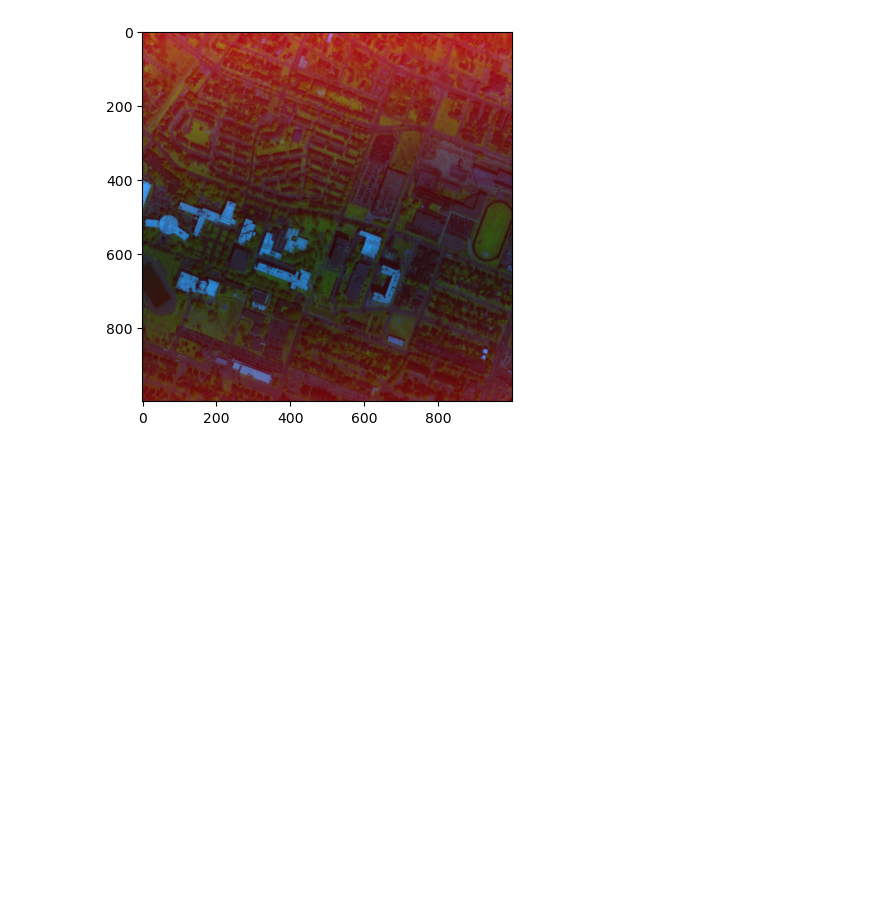
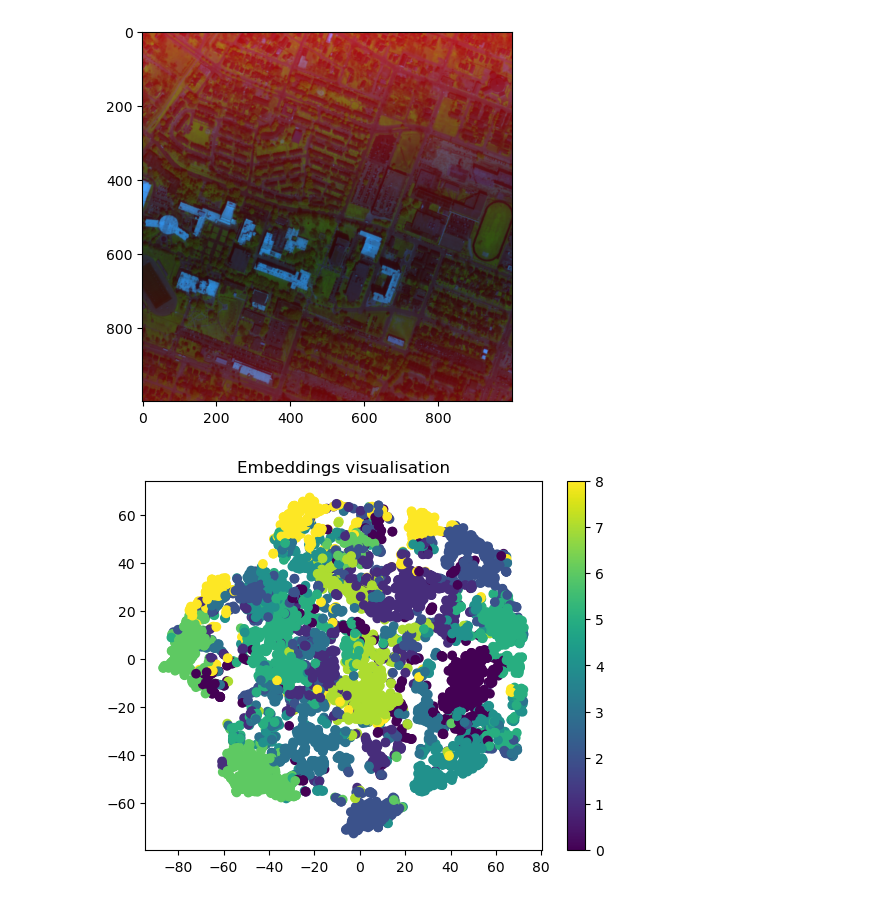
Before and after one commit to MattiasKockum/HyperSpectralImages_Unlabeled_Classification, a Jupyter notebook: Houston.ipynb, the cells around one changed output. Drawn from its saved outputs; the diff is of its cells as text; code cells hidden in the pictures; blank space fills up the shorter version.

```diff
--- a/Houston.ipynb
+++ b/Houston.ipynb
@@ -403,3 +433,13 @@ plt.imshow(out_img)
 show_full_image(data[:X, :Y, :])
 # %% [output]
 [figure]
+# %%
+tsne = TSNE(n_components=2)
+embeddings_2d = tsne.fit_transform(all_embeddings_np)
+# %%
+plt.scatter(embeddings_2d[:, 0], embeddings_2d[:, 1], c=cluster_labels)
+plt.title('Embeddings visualisation')
+plt.colorbar()
+plt.show()
+# %% [output]
+[figure, added]
```
Also changed, not shown: parts of 12 cells of this notebook.
